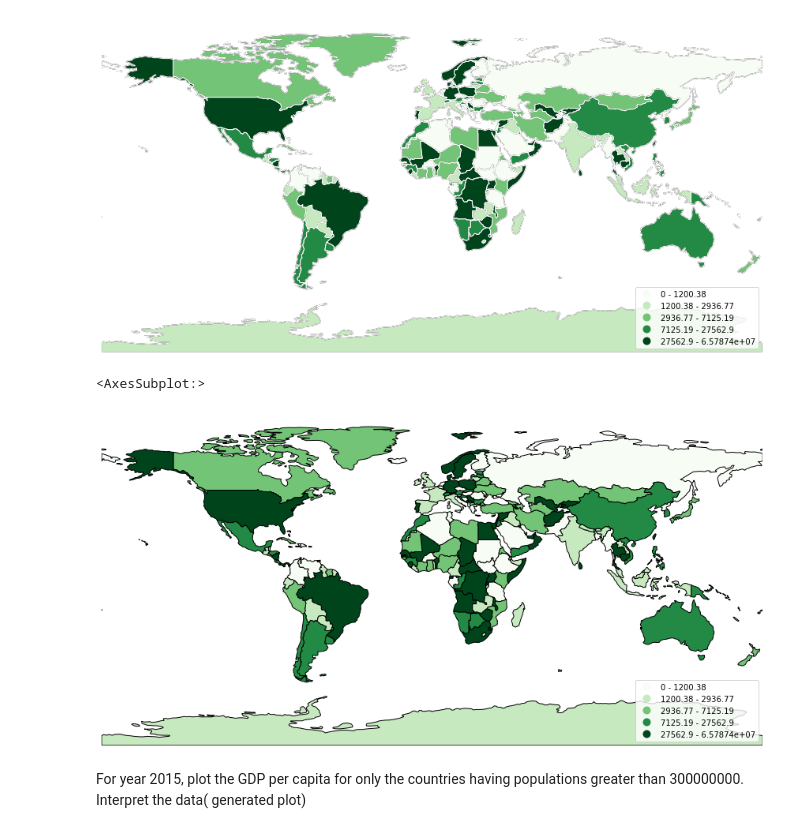
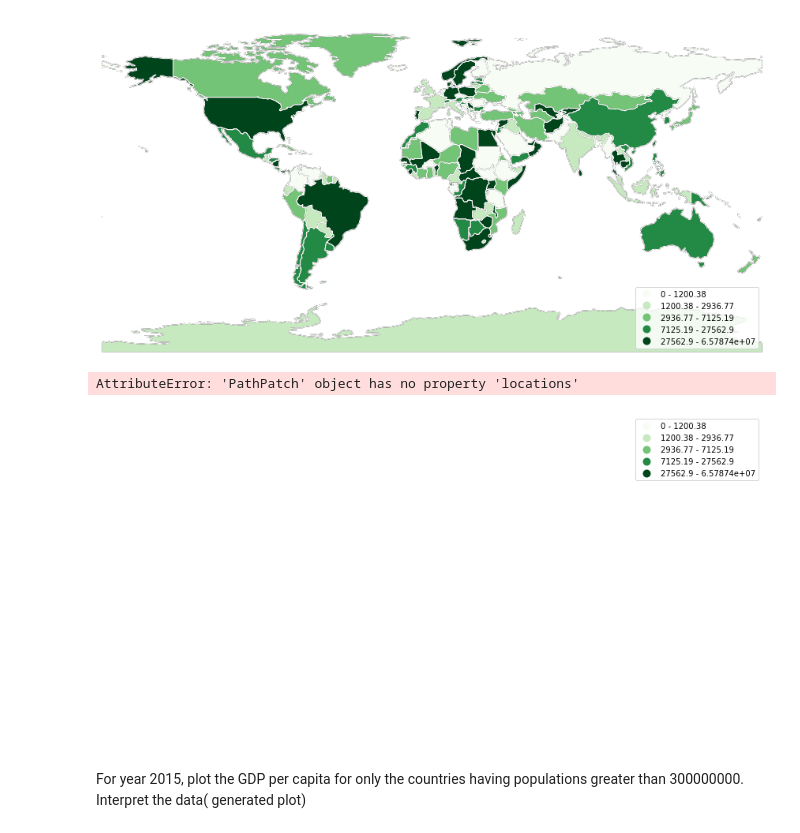
Before and after one commit to saivamsi333/Disaster-Detection-System, a Jupyter notebook: worldbank_assignment.ipynb, the cells around one changed output. Drawn from its saved outputs; the diff is of its cells as text; code cells hidden in the pictures.

```diff
--- a/worldbank_assignment.ipynb
+++ b/worldbank_assignment.ipynb
@@ -389,0 +418,6 @@ imputed_numerical_pop_df=pd.DataFrame(imputed_numerical_pop,columns=years)
+# %%
+per_capita_df.index = gdp_df.index
+# %%
+per_capita_df['Country Name'] = gdp_df['Country Name'].values
+# %%
+per_capita_df.reset_index(drop=True, inplace=True)
@@ -436,3 +449,3 @@ Name: 2005, dtype: float64
 # %%
-per_capita_2005=imputed_numerical_gdp_df['2005']/imputed_numerical_pop_df['2005']
+per_capita_2005=per_capita_df['2005']
 # %%
@@ -483,9 +483,10 @@ geoplot.polyplot(world, edgecolor='white', zorder=1, ax=ax)
 # %%
 ax=geoplot.choropleth(
     world, hue=per_capita_2005, scheme=scheme,
+    locations = per_capita_df['Country Name'],
+    locationmode = 'country names',
     cmap='Greens', figsize=(15, 8), legend=True,
 )
-geoplot.polyplot(world, edgecolor='white', ax=ax)
 # %% [output]
-<AxesSubplot:>
+AttributeError: 'PathPatch' object has no property 'locations'
-[figure, old version]
+[figure, new version]
```
Also changed, not shown: parts of 17 cells of this notebook.
